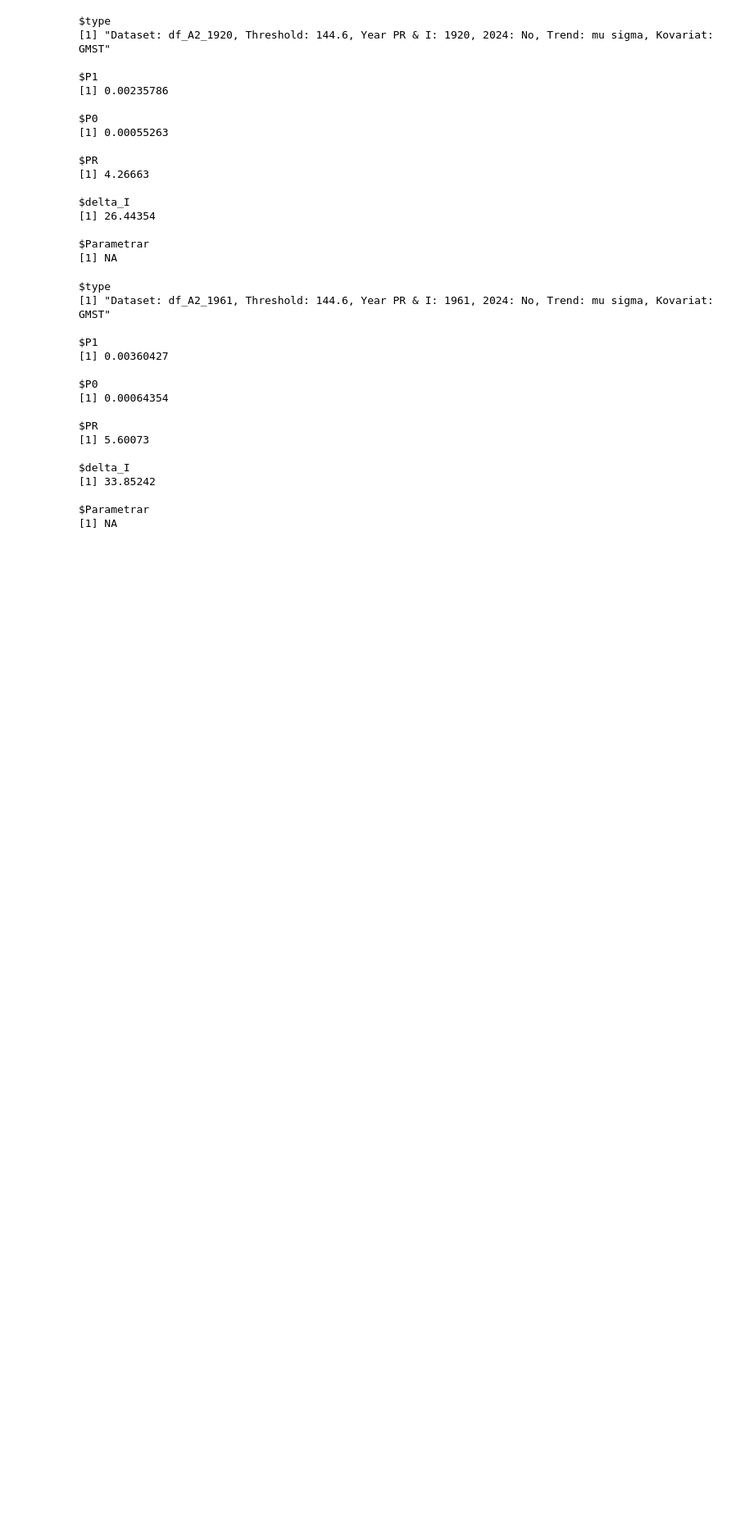
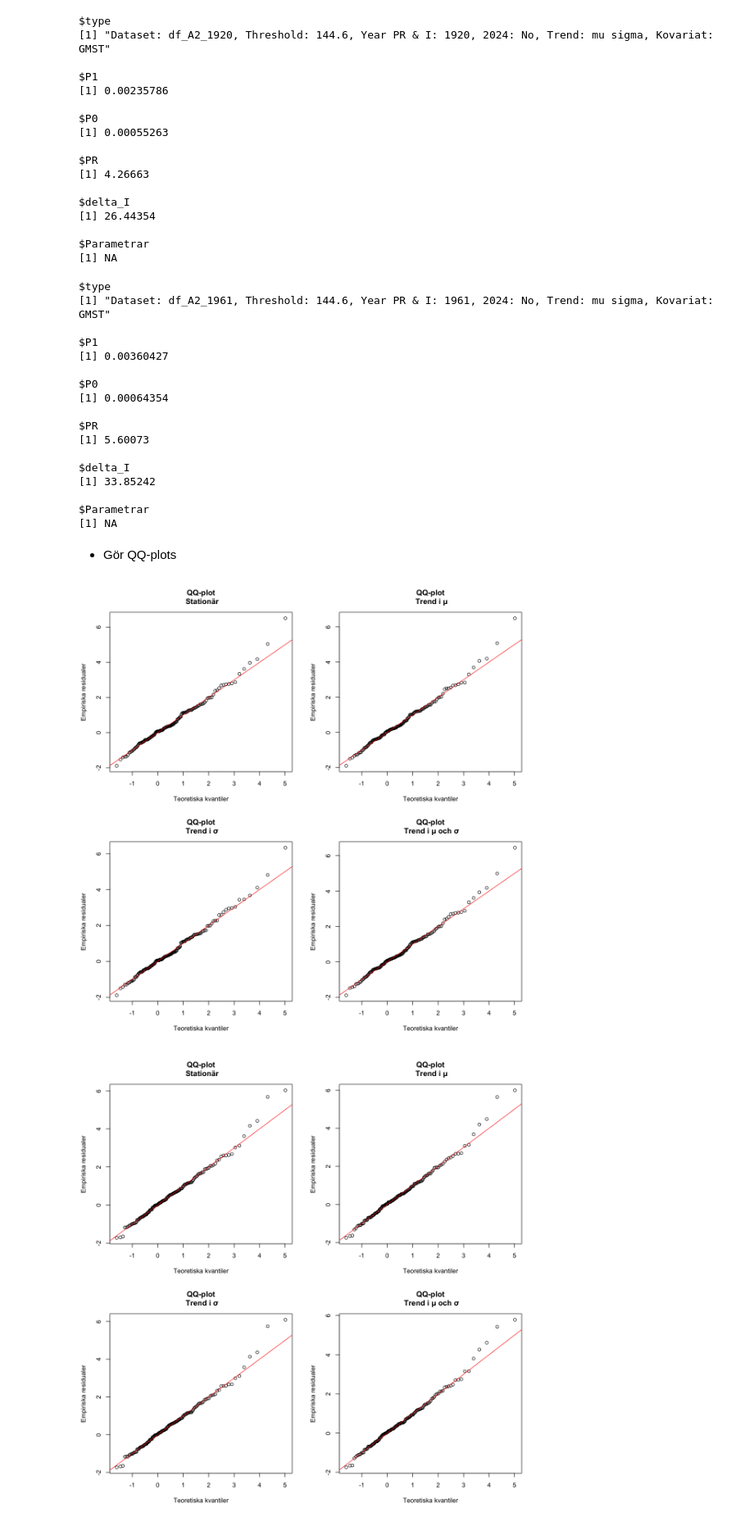
Before and after one commit to JoelHellmanCode/Kandidatarbete-kod, a Jupyter notebook: R analysis/ExtRemes med GMST.ipynb, the cells around one changed output. Shown at 82% size. Cells and saved outputs as stored; diff of their text form; code cells hidden in the pictures; blank space fills up the shorter version.

```diff
--- a/R analysis/ExtRemes med GMST.ipynb
+++ b/R analysis/ExtRemes med GMST.ipynb
@@ -1633,3 +1523,5 @@ $delta_I
 
 $Parametrar
 [1] NA
+# %% [markdown]
+* Gör QQ-plots
@@ -1635,0 +1530,29 @@ $Parametrar
+# %%
+options(repr.plot.width = 10, repr.plot.height = 10)
+
+par(mfrow = c(2,2))
+qq_plot(mdl_Nordby2_stat)
+qq_plot(mdl_Nordby2_1)
+qq_plot(mdl_Nordby2_2)
+qq_plot(mdl_Nordby2_3)
+
+par(mfrow = c(2,2))
+qq_plot(mdl_A2_stat)
+qq_plot(mdl_A2_1)
+qq_plot(mdl_A2_2)
+qq_plot(mdl_A2_3)
+
+par(mfrow = c(2,2))
+qq_plot(mdl_B2_stat)
+qq_plot(mdl_B2_1)
+qq_plot(mdl_B2_2)
+qq_plot(mdl_B2_3)
+
+par(mfrow = c(2,2))
+qq_plot(mdl_C2_stat)
+qq_plot(mdl_C2_1)
+qq_plot(mdl_C2_2)
+qq_plot(mdl_C2_3)
+# %% [output]
+[figure, added]
+[figure, added]
```
Also changed, not shown: parts of 9 cells of this notebook, 7 other files.
